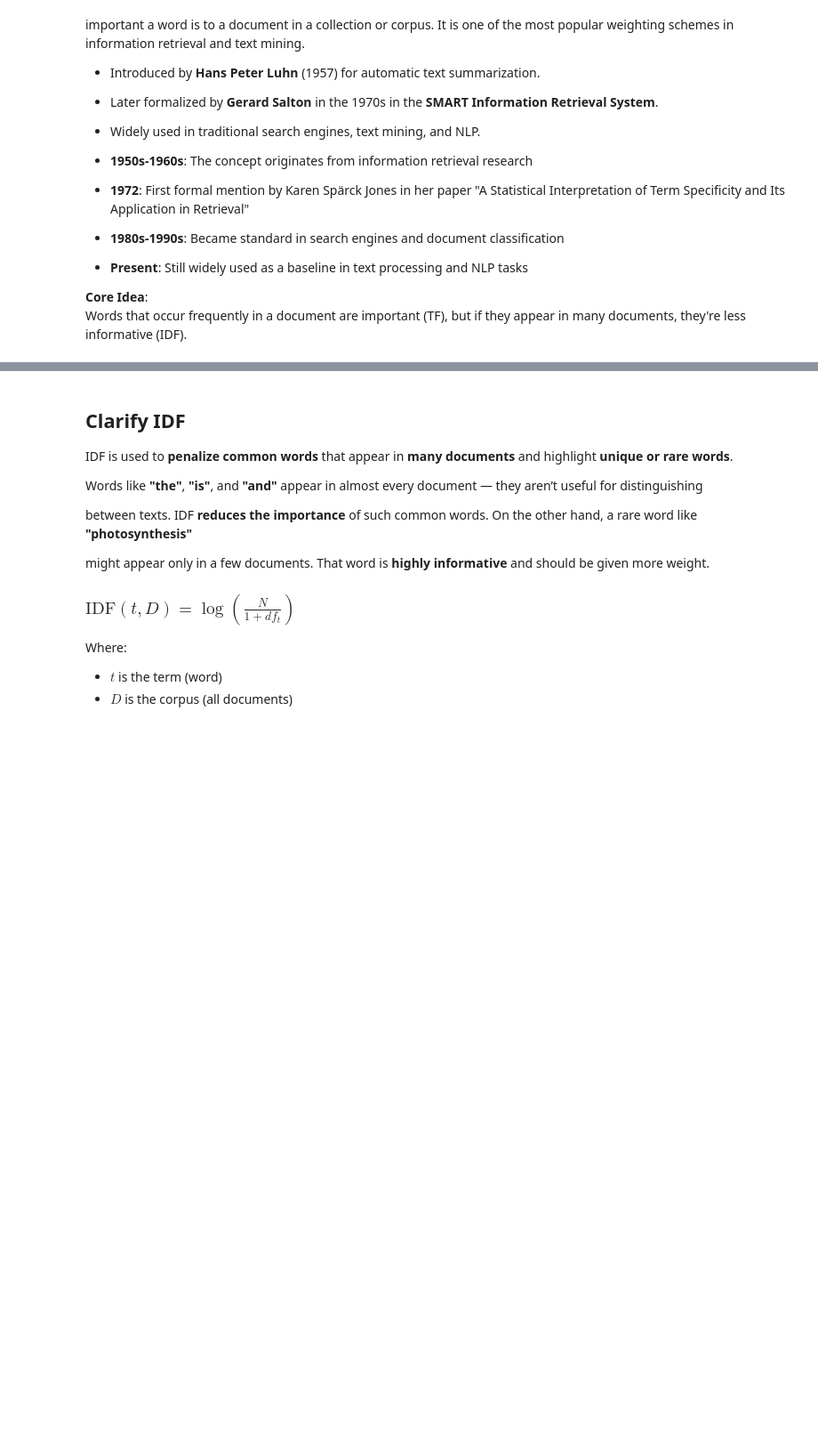
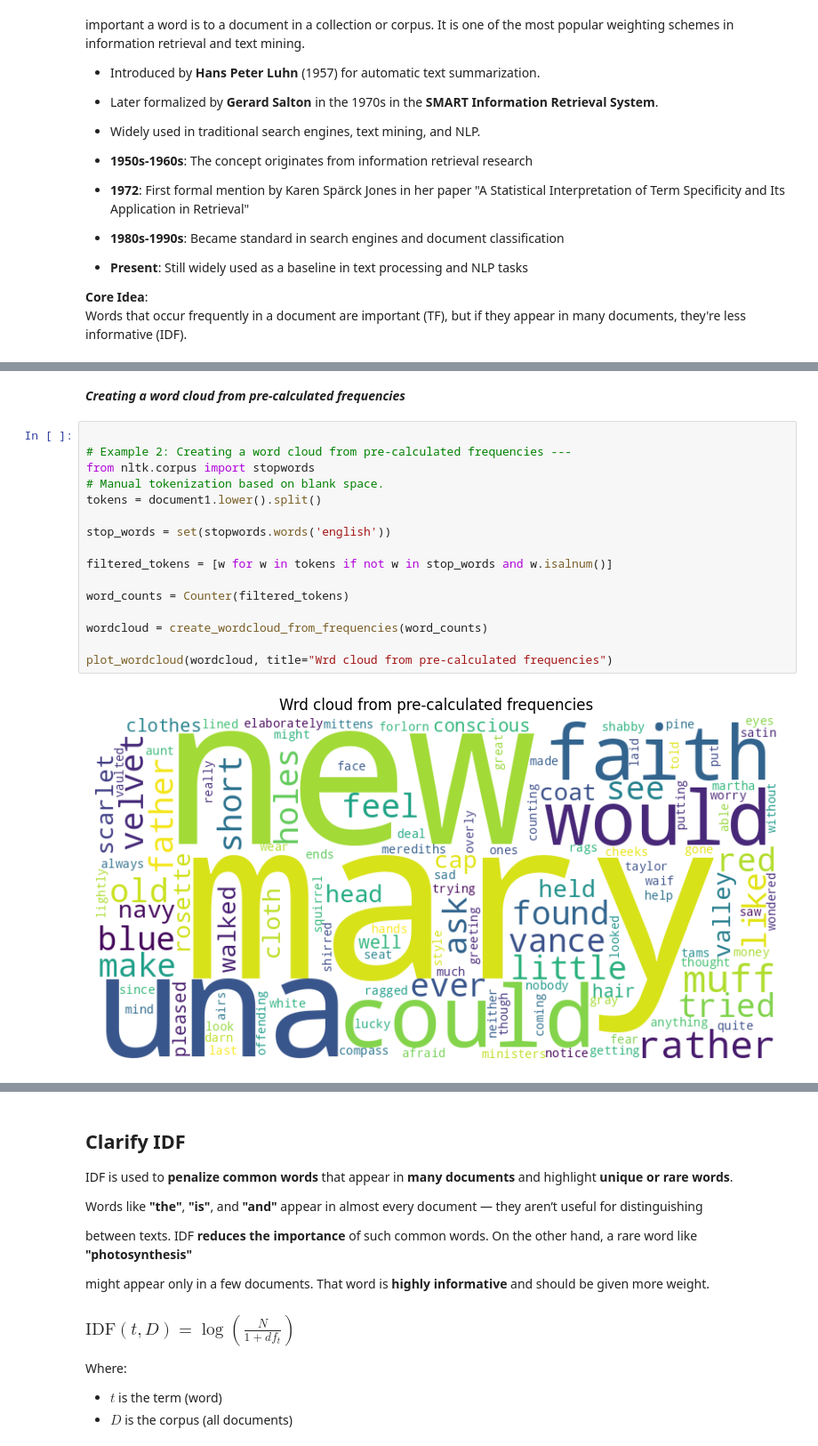
Before and after one commit to abdhmohammadi/NLP, a Jupyter notebook: Vectorization/TF-IDF.ipynb, the cells around one changed output, grey strips where cells are left out. Shown at 89% size. Cells and saved outputs as stored; diff of their text form; blank space fills up the shorter version.

```diff
--- a/Vectorization/TF-IDF.ipynb
+++ b/Vectorization/TF-IDF.ipynb
@@ -26,0 +114,20 @@ Words that occur frequently in a document are important (TF), but if they appear
+# %% [markdown]
+***Creating a word cloud from pre-calculated frequencies***
+# %%
+
+# Example 2: Creating a word cloud from pre-calculated frequencies ---
+from nltk.corpus import stopwords
+# Manual tokenization based on blank space.
+tokens = document1.lower().split()
+
+stop_words = set(stopwords.words('english'))
+
+filtered_tokens = [w for w in tokens if not w in stop_words and w.isalnum()]
+
+word_counts = Counter(filtered_tokens)
+
+wordcloud = create_wordcloud_from_frequencies(word_counts)
+
+plot_wordcloud(wordcloud, title="Wrd cloud from pre-calculated frequencies")
+# %% [output]
+[figure, added]
```
Also changed, not shown: parts of 29 cells of this notebook, 1 other file.
